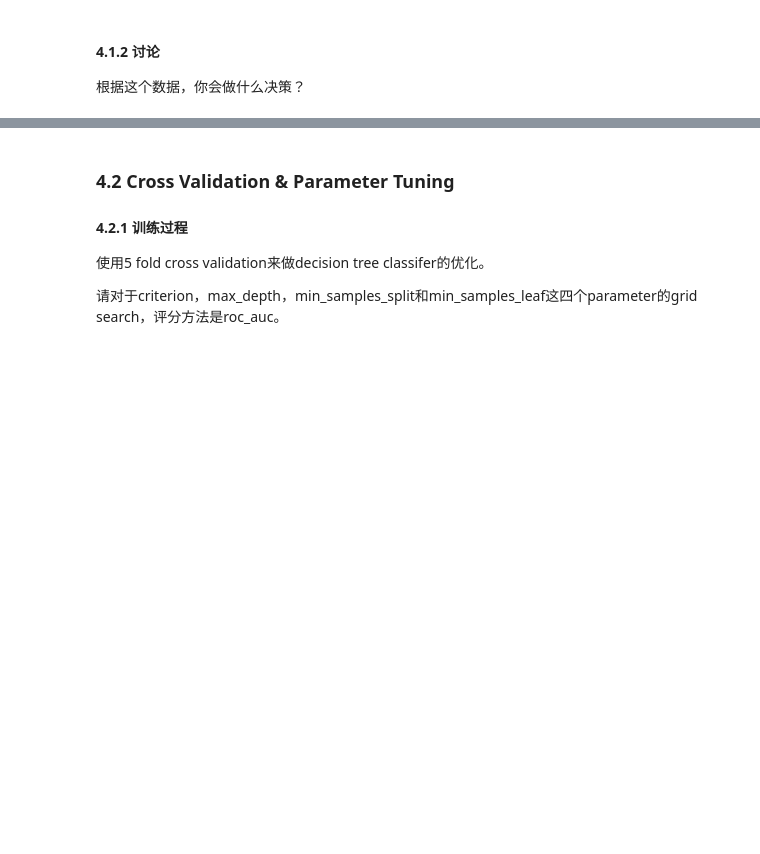
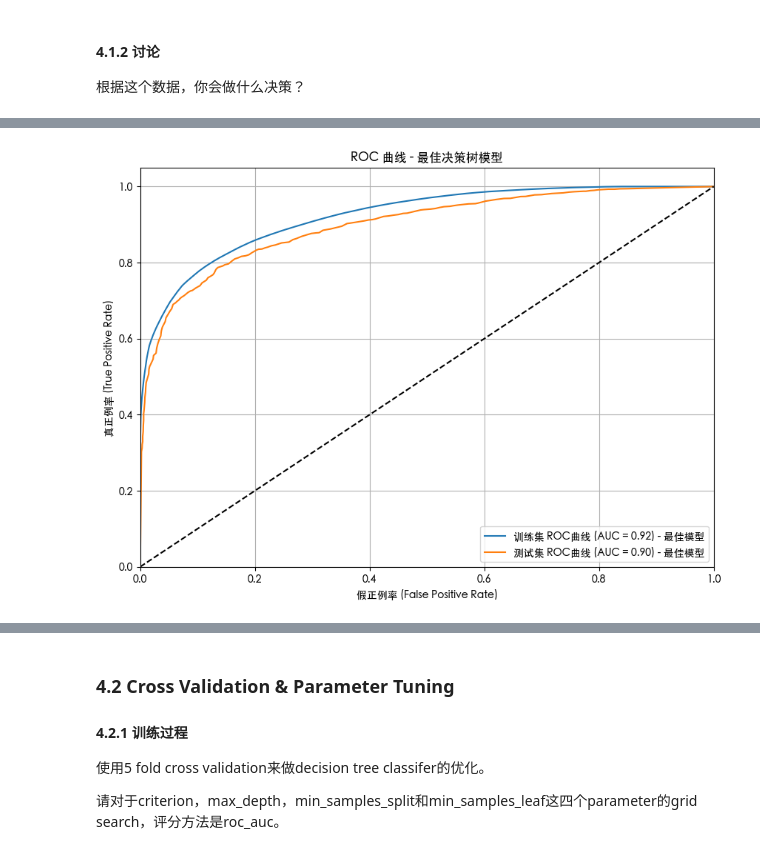
Before and after one commit to junchenfeng/generation_ai, a Jupyter notebook: genAI2025/lab_2_loan_prediction.ipynb, the cells around one changed output, grey strips where cells are left out. Drawn from its saved outputs; the diff is of its cells as text; code cells hidden in the pictures; blank space fills up the shorter version.

```diff
--- a/genAI2025/lab_2_loan_prediction.ipynb
+++ b/genAI2025/lab_2_loan_prediction.ipynb
@@ -512,3 +659,99 @@ plt.show()
 #### 4.1.2 讨论
 
 根据这个数据，你会做什么决策？
+# %%
+from sklearn.model_selection import GridSearchCV
+from sklearn.tree import DecisionTreeClassifier
+from sklearn.metrics import f1_score, roc_auc_score, roc_curve
+import matplotlib.pyplot as plt
+import pandas as pd
+import numpy as np # 确保numpy已导入
+
+# 假设 X_train, X_test, y_train, y_test 已在之前的步骤中定义并准备好
+# 并且 df_processed 也是存在的，尽管这里主要使用X_train, y_train
+
+if 'X_train' in globals() and 'y_train' in globals() and \
+   'X_test' in globals() and 'y_test' in globals():
+
+    print("\n### 4.2 Cross Validation & Parameter Tuning ###")
+    print("#### 4.2.1 训练过程 ####")
+
+    # 1. 定义参数网格
+    param_grid = {
+        'criterion': ['gini', 'entropy'],
+        'max_depth': [None, 5, 10, 15, 20], # None表示不限制深度，可以添加更多值
+        'min_samples_split': [2, 5, 10, 20], # 内部节点再划分所需最小样本数
+        'min_samples_leaf': [20, 40, 60, 120]    # 叶节点最少样本数
+    }
+
+    # 确保X_train中的所有列都是数值类型
+    # One-Hot编码后，布尔类型通常会被sklearn自动处理为0/1，但显式转换更安全
+    X_train = X_train.astype(float)
+    X_test = X_test.astype(float)
+
+
+    # 2. 初始化GridSearchCV
+    # n_jobs=-1 可以使用所有可用的CPU核心，加快搜索速度
+    grid_search = GridSearchCV(
+        estimator=DecisionTreeClassifier(random_state=42),
+        param_grid=param_grid,
+        cv=5,  # 5折交叉验证
+        scoring='roc_auc', # 评分方法
+        n_jobs=-1,
+        verbose=1 # verbose=1 会输出一些日志信息，可以设置为0以减少输出
+    )
+
+    print("\n开始网格搜索以优化决策树超参数...")
+    # 3. 在训练数据上拟合GridSearchCV
+    grid_search.fit(X_train, y_train)
+
+    # 4. 输出最佳参数和最佳roc_auc分数
+    print("\n网格搜索完成。")
+    print("找到的最佳超参数组合:")
+    print(grid_search.best_params_)
+    print(f"交叉验证中的最佳 ROC AUC 分数: {grid_search.best_score_:.4f}")
+
+    # 获取最佳估计器
+    best_dt_classifier = grid_search.best_estimator_
+
+    # 5. 在训练集和测试集上评估最佳模型
+    y_train_pred_best = best_dt_classifier.predict(X_train)
+    y_train_pred_proba_best = best_dt_classifier.predict_proba(X_train)[:, 1]
+
+    y_test_pred_best = best_dt_classifier.predict(X_test)
+    y_test_pred_proba_best = best_dt_classifier.predict_proba(X_test)[:, 1]
+
+    f1_train_best = f1_score(y_train, y_train_pred_best)
+    auc_train_best = roc_auc_score(y_train, y_train_pred_proba_best)
+    fpr_train_best, tpr_train_best, _ = roc_curve(y_train, y_train_pred_proba_best)
+
+    f1_test_best = f1_score(y_test, y_test_pred_best)
+    auc_test_best = roc_auc_score(y_test, y_test_pred_proba_best)
+    fpr_test_best, tpr_test_best, _ = roc_curve(y_test, y_test_pred_proba_best)
+
+    print("\n--- 使用最佳估计器在训练集上评估 ---")
+    print(f"F1-score (训练集): {f1_train_best:.4f}")
+    print(f"AUC (训练集): {auc_train_best:.4f}")
+
+    print("\n--- 使用最佳估计器在测试集上评估 ---")
+    print(f"F1-score (测试集): {f1_test_best:.4f}")
+    print(f"AUC (测试集): {auc_test_best:.4f}")
+
+    # 6. 绘制ROC曲线
+    plt.figure(figsize=(10, 7))
+    plt.plot(fpr_train_best, tpr_train_best, label=f'训练集 ROC曲线 (AUC = {auc_train_best:.2f}) - 最佳模型')
+    plt.plot(fpr_test_best, tpr_test_best, label=f'测试集 ROC曲线 (AUC = {auc_test_best:.2f}) - 最佳模型')
+    plt.plot([0, 1], [0, 1], 'k--') # 对角虚线
+    plt.xlim([0.0, 1.0])
+    plt.ylim([0.0, 1.05])
+    plt.xlabel('假正例率 (False Positive Rate)')
+    plt.ylabel('真正例率 (True Positive Rate)')
+    plt.title('ROC 曲线 - 最佳决策树模型')
+    plt.legend(loc="lower right")
+    plt.grid(True)
+    plt.show()
+
+else:
+    print("错误: 训练/测试数据集 (X_train, y_train, X_test, y_test) 未定义或为空。")
+    print("请确保在执行此代码块之前已成功完成数据预处理和划分步骤。")
+# %% [output]
@@ -514,0 +776 @@ plt.show()
+[figure, added]
```
Also changed, not shown: parts of 13 cells of this notebook, 3 other files.
